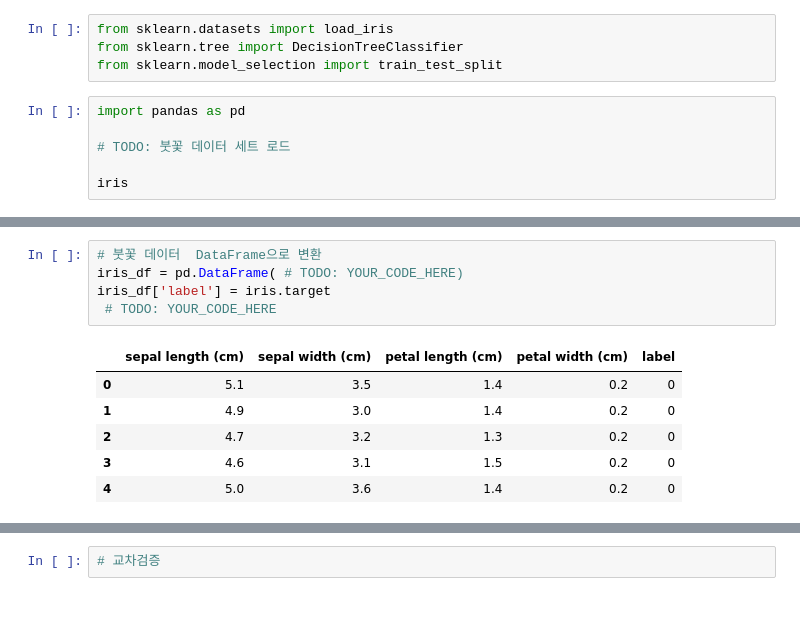
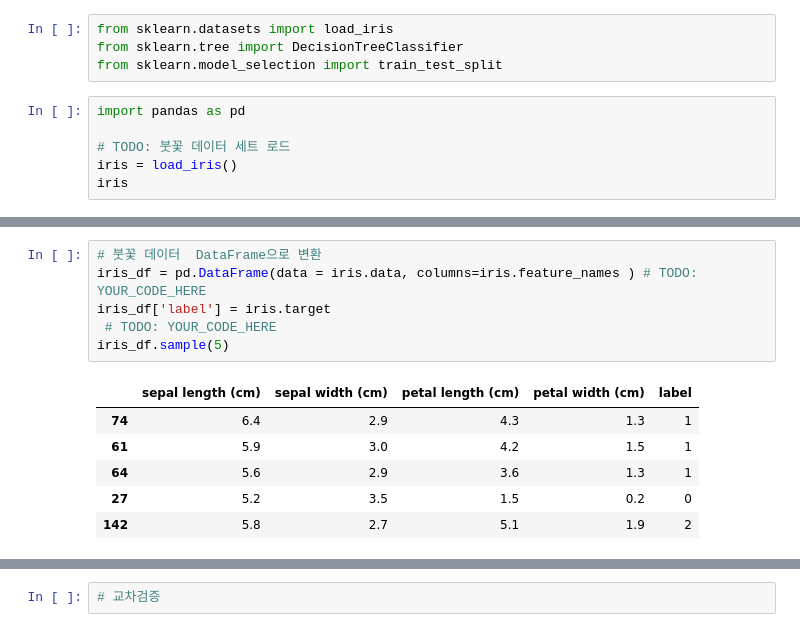
Before and after one commit to jiminxchris/pythonmlproject20260205, a Jupyter notebook: 03_붓꽃품종예측.ipynb, the cells around one changed output, grey strips where cells are left out. Saved outputs shown, nothing was run; the diff lists cells and outputs as text.

```diff
--- a/03_붓꽃품종예측.ipynb
+++ b/03_붓꽃품종예측.ipynb
@@ -8,5 +8,5 @@ from sklearn.model_selection import train_test_split
 import pandas as pd
 
 # TODO: 붓꽃 데이터 세트 로드
-
+iris = load_iris()
 iris
@@ -27,13 +31,14 @@ iris target값: [0 0 0 0 0 0 0 0 0 0 0 0 0 0 0 0 0 0 0 0 0 0 0 0 0 0 0 0 0 0 0 0
 iris target명: ['setosa' 'versicolor' 'virginica']
 # %%
 # 붓꽃 데이터  DataFrame으로 변환
-iris_df = pd.DataFrame( # TODO: YOUR_CODE_HERE)
+iris_df = pd.DataFrame(data = iris.data, columns=iris.feature_names ) # TODO: YOUR_CODE_HERE
 iris_df['label'] = iris.target
  # TODO: YOUR_CODE_HERE
+iris_df.sample(5)
 # %% [output]
 |  | sepal length (cm) | sepal width (cm) | petal length (cm) | petal width (cm) | label |
-| 0 | 5.1 | 3.5 | 1.4 | 0.2 | 0 |
-| 1 | 4.9 | 3.0 | 1.4 | 0.2 | 0 |
-| 2 | 4.7 | 3.2 | 1.3 | 0.2 | 0 |
-| 3 | 4.6 | 3.1 | 1.5 | 0.2 | 0 |
-| 4 | 5.0 | 3.6 | 1.4 | 0.2 | 0 |
+| 74 | 6.4 | 2.9 | 4.3 | 1.3 | 1 |
+| 61 | 5.9 | 3.0 | 4.2 | 1.5 | 1 |
+| 64 | 5.6 | 2.9 | 3.6 | 1.3 | 1 |
+| 27 | 5.2 | 3.5 | 1.5 | 0.2 | 0 |
+| 142 | 5.8 | 2.7 | 5.1 | 1.9 | 2 |
```
Also changed, not shown: parts of 14 cells of this notebook, 1 other file.
